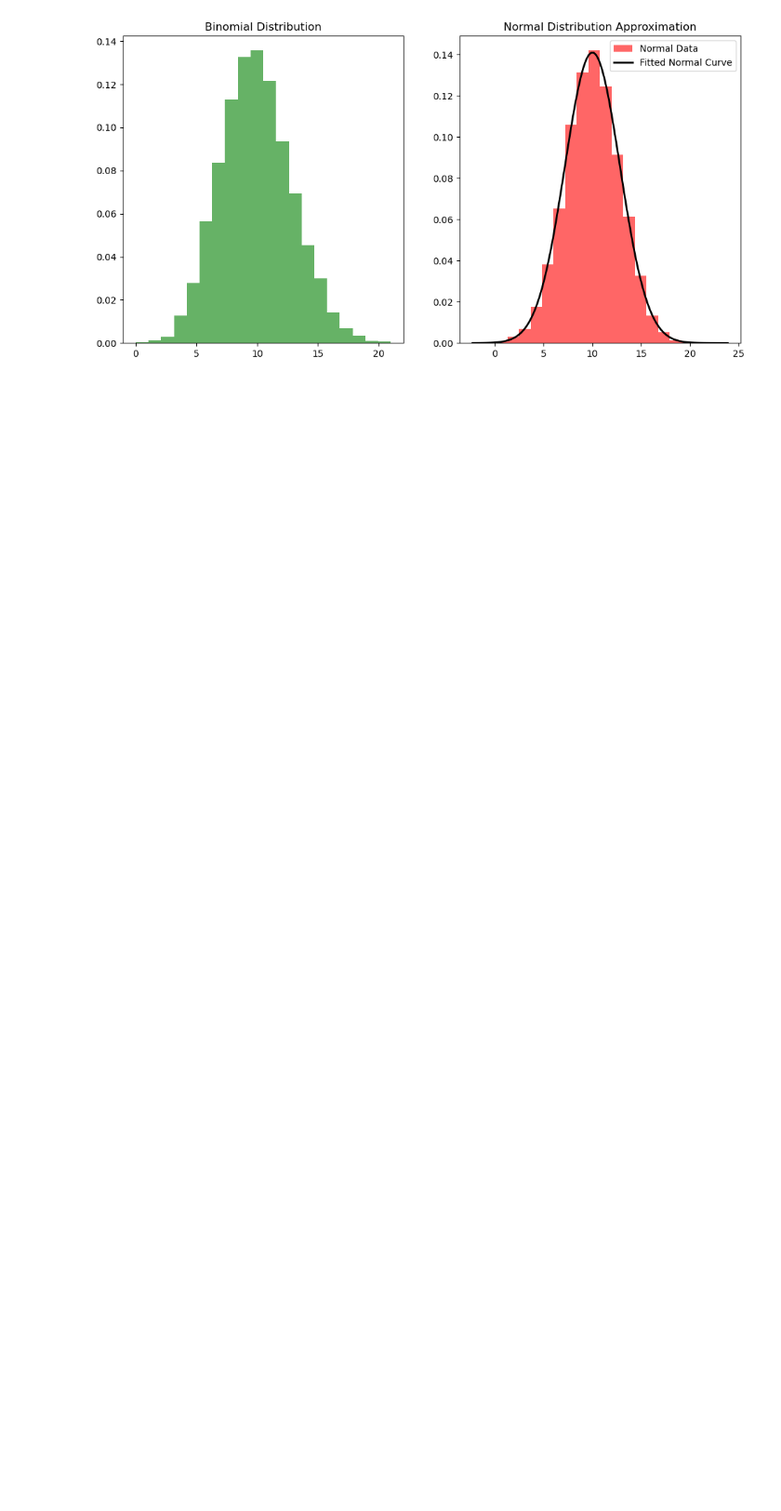
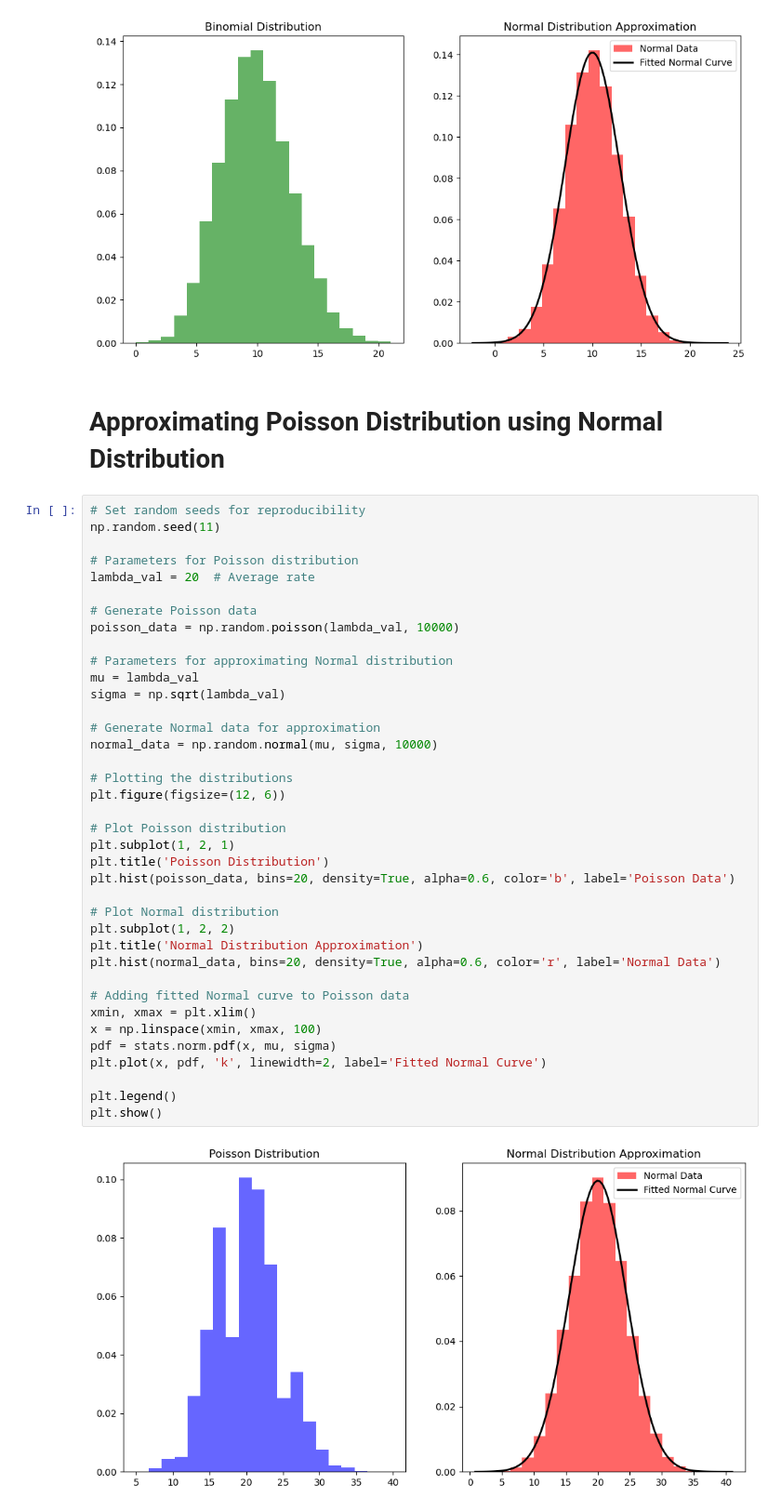
Before and after one commit to Magica-Chen/data-analysis-statistics, a Jupyter notebook: Session4/Lab Note 4.ipynb, the cells around one changed output. Shown at 93% size. Saved outputs shown, nothing was run; the diff lists cells and outputs as text; blank space fills up the shorter version.

Commit message:
add more examples of poisson and lognormal distribution

```diff
--- a/Session4/Lab Note 4.ipynb
+++ b/Session4/Lab Note 4.ipynb
@@ -331,3 +331,45 @@ plt.legend()
 plt.show()
 # %% [output]
 [figure]
+# %% [markdown]
+# Approximating Poisson Distribution using Normal Distribution
+# %%
+# Set random seeds for reproducibility
+np.random.seed(11)
+
+# Parameters for Poisson distribution
+lambda_val = 20  # Average rate
+
+# Generate Poisson data
+poisson_data = np.random.poisson(lambda_val, 10000)
+
+# Parameters for approximating Normal distribution
+mu = lambda_val
+sigma = np.sqrt(lambda_val)
+
+# Generate Normal data for approximation
+normal_data = np.random.normal(mu, sigma, 10000)
+
+# Plotting the distributions
+plt.figure(figsize=(12, 6))
+
+# Plot Poisson distribution
+plt.subplot(1, 2, 1)
+plt.title('Poisson Distribution')
+plt.hist(poisson_data, bins=20, density=True, alpha=0.6, color='b', label='Poisson Data')
+
+# Plot Normal distribution
+plt.subplot(1, 2, 2)
+plt.title('Normal Distribution Approximation')
+plt.hist(normal_data, bins=20, density=True, alpha=0.6, color='r', label='Normal Data')
+
+# Adding fitted Normal curve to Poisson data
+xmin, xmax = plt.xlim()
+x = np.linspace(xmin, xmax, 100)
+pdf = stats.norm.pdf(x, mu, sigma)
+plt.plot(x, pdf, 'k', linewidth=2, label='Fitted Normal Curve')
+
+plt.legend()
+plt.show()
+# %% [output]
+[figure, added]
```
Also changed, not shown: parts of 16 cells of this notebook.
